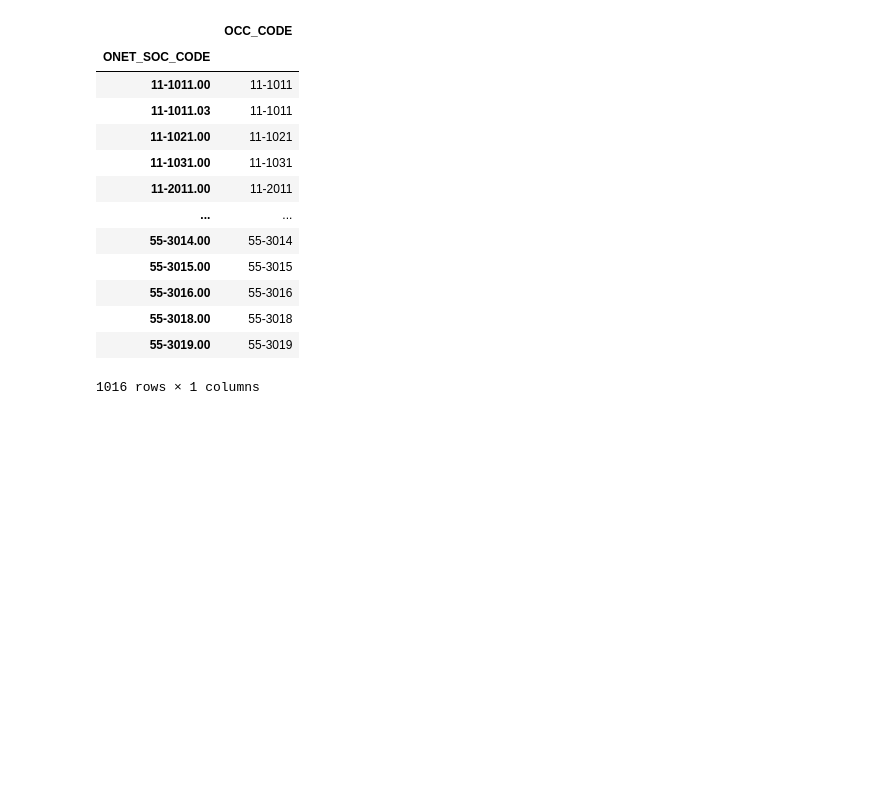
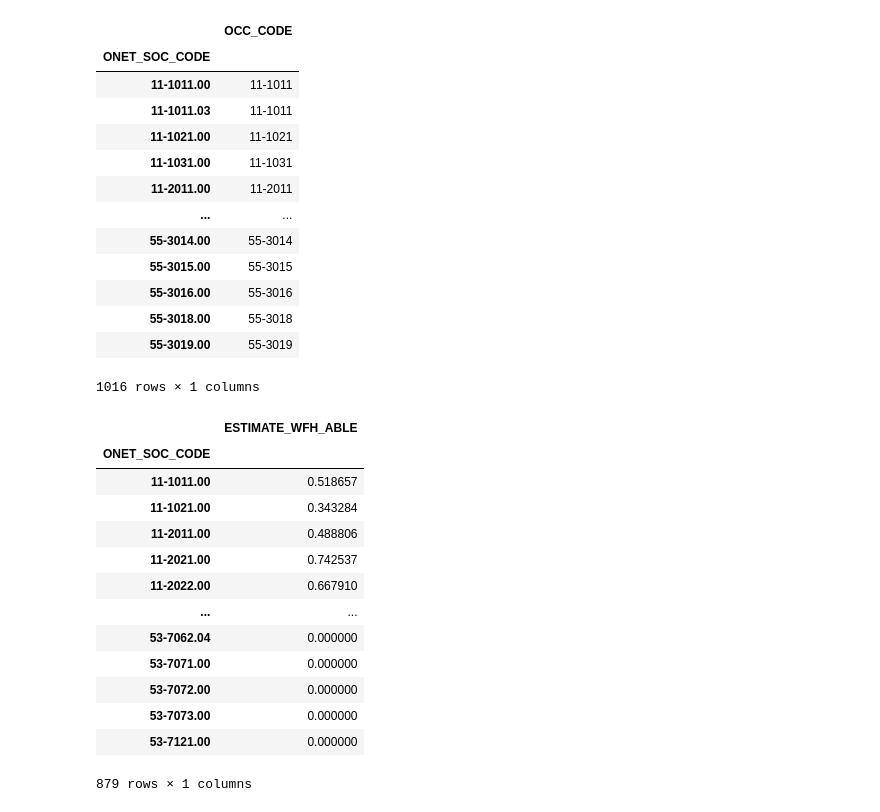
Before and after one commit to mitchv34/WFH, a Jupyter notebook: src/empirical/wfh_share_estimation/analize_experiments.ipynb, the cells around one changed output. Cells and saved outputs as stored; diff of their text form; code cells hidden in the pictures; blank space fills up the shorter version.

```diff
--- a/src/empirical/wfh_share_estimation/analize_experiments.ipynb
+++ b/src/empirical/wfh_share_estimation/analize_experiments.ipynb
@@ -430,0 +428,17 @@ d.merge(onet_soc, left_index=True, right_index=True).to_csv('/project/high_tech_
+# %%
+d
+# %% [output]
+|  | ESTIMATE_WFH_ABLE |
+| ONET_SOC_CODE |  |
+| 11-1011.00 | 0.518657 |
+| 11-1021.00 | 0.343284 |
+| 11-2011.00 | 0.488806 |
+| 11-2021.00 | 0.742537 |
+| 11-2022.00 | 0.667910 |
+| ... | ... |
+| 53-7062.04 | 0.000000 |
+| 53-7071.00 | 0.000000 |
+| 53-7072.00 | 0.000000 |
+| 53-7073.00 | 0.000000 |
+| 53-7121.00 | 0.000000 |
+879 rows × 1 columns
```
Also changed, not shown: parts of 6 cells of this notebook, 13 other files.
